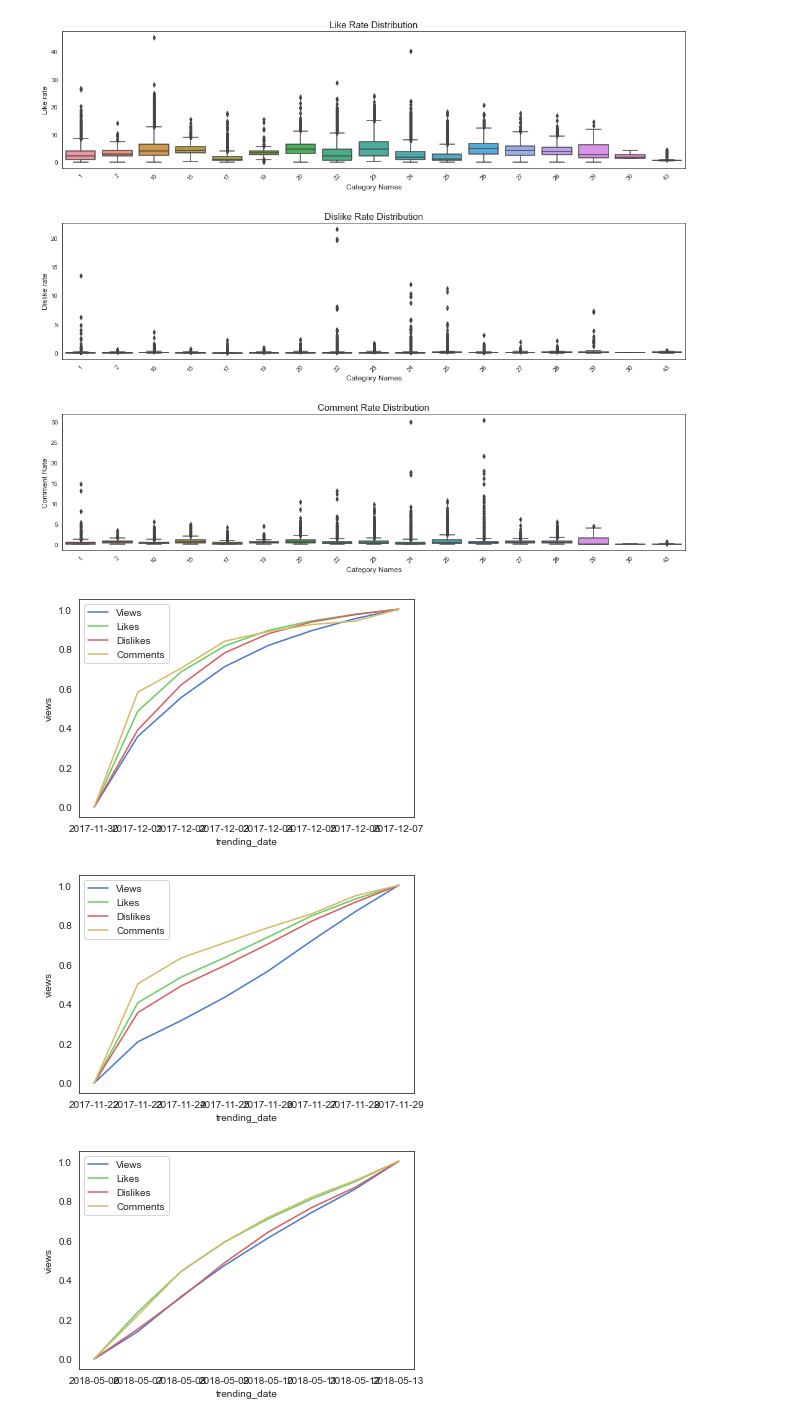
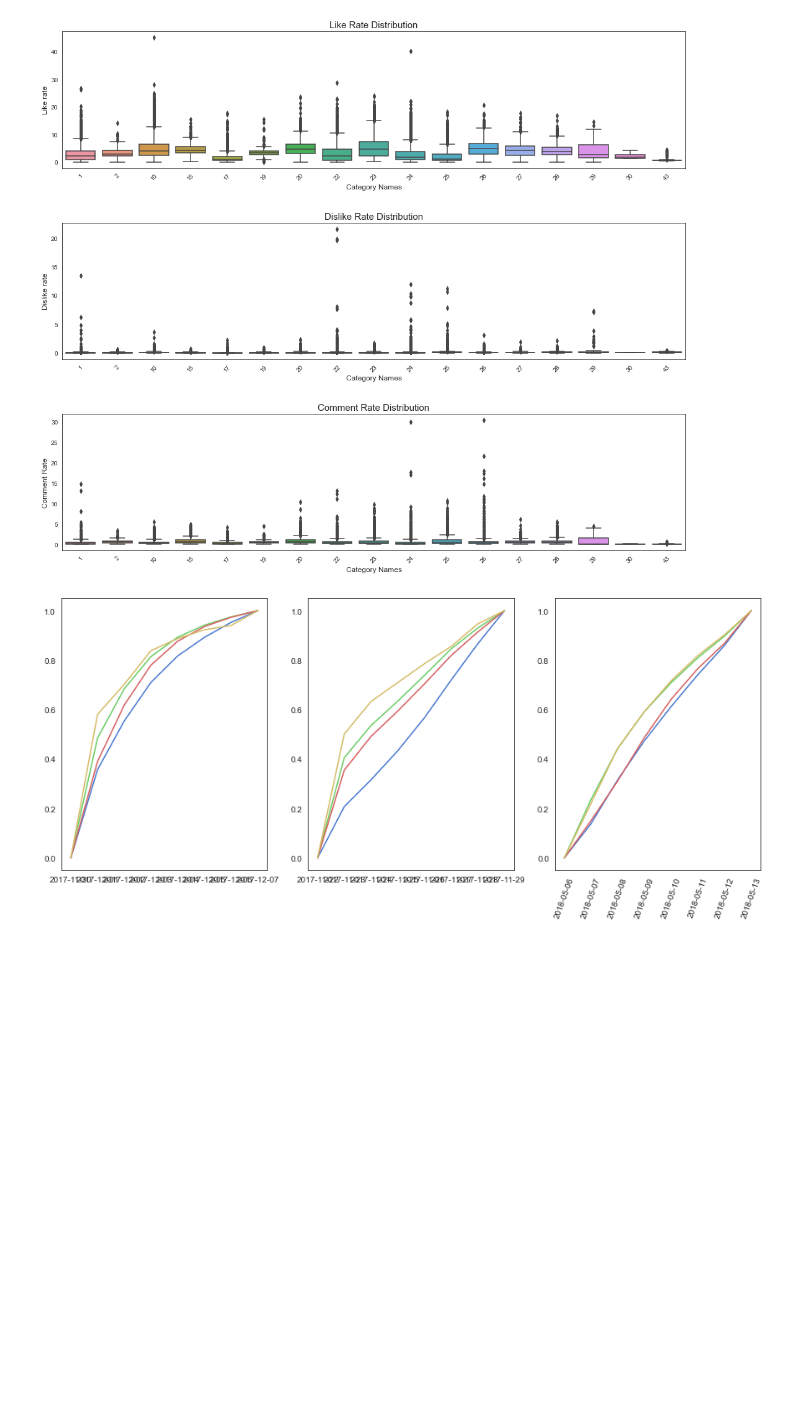
Before and after one commit to Harsh-2420/kaggle, a Jupyter notebook: Youtube/youtube-analysis.ipynb, the cells around one changed output. Saved outputs shown, nothing was run; the diff lists cells and outputs as text; code cells hidden in the pictures; blank space fills up the shorter version.

```diff
--- a/Youtube/youtube-analysis.ipynb
+++ b/Youtube/youtube-analysis.ipynb
@@ -246,29 +246,33 @@ count_group_all = dataCA.groupby(['video_id']).agg('count')
 long_vids_all = count_group_all[count_group_all['trending_date'] == 8].reset_index()['video_id']
 # %%
 sns.set_style('white')
+sns.set_color_codes("muted")
+
+
 import warnings
 warnings.simplefilter(action='ignore', category=FutureWarning)
 
-# fig, (ax1, ax2, ax3) = plt.subplots(1, 3, figsize=(12, 6))
-def create_plot(vid):
+fig, ax = plt.subplots(1,3, figsize=(15, 6), facecolor='w', edgecolor='k')
+def data_setup(vid):
     vis_dat = dataCA[dataCA['video_id'] == vid][['trending_date', 'views', 'likes', 'dislikes', 'comment_count']]
     dates = vis_dat['trending_date']
     vis_dat = vis_dat.drop(['trending_date'], axis=1)
     vis_dat -= vis_dat.min()
     vis_dat /= vis_dat.max()
     vis_dat['trending_date'] = dates
     vis_dat.set_index('trending_date')
     vis_dat.columns = vis_dat.columns.astype(str)
-    sns.set_color_codes("muted")
-    sns.lineplot(vis_dat['trending_date'],vis_dat['views'], data=vis_dat, color='b', label='Views')
-    sns.lineplot(vis_dat['trending_date'],vis_dat['likes'], data=vis_dat, color='g', label='Likes')
-    sns.lineplot(vis_dat['trending_date'],vis_dat['dislikes'], data=vis_dat, color='r', label='Dislikes')
-    sns.lineplot(vis_dat['trending_date'],vis_dat['comment_count'], data=vis_dat, color='y', label='Comments')
-    plt.show()
+    return vis_dat
 
-for vid in long_vids_all[:3]:
-    create_plot(vid)
+values = [0, 1, 2] # weird bug in python. 'range' Function is not working on my machine
+for i in values:
+    vid = long_vids_all[i]
+    vis_dat = data_setup(vid)
+    ax[i].plot(vis_dat['trending_date'],vis_dat['views'], color='b', label='Views')
+    ax[i].plot(vis_dat['trending_date'],vis_dat['likes'], color='g', label='Likes')
+    ax[i].plot(vis_dat['trending_date'],vis_dat['dislikes'], color='r', label='Dislikes')
+    ax[i].plot(vis_dat['trending_date'],vis_dat['comment_count'], color='y', label='Comments')
+plt.xticks(rotation=70)
+plt.show()
 # %% [output]
-[figure, old version]
+[figure, new version]
-[figure, removed]
-[figure, removed]
```
